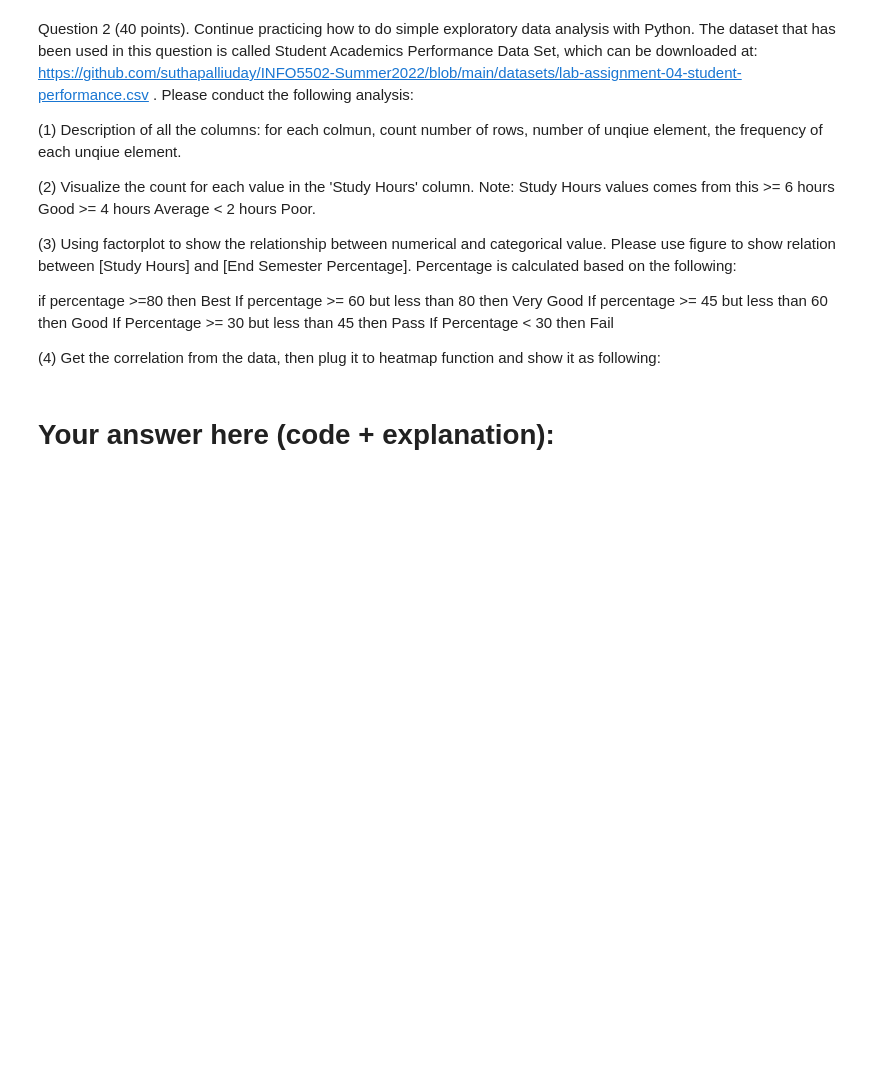
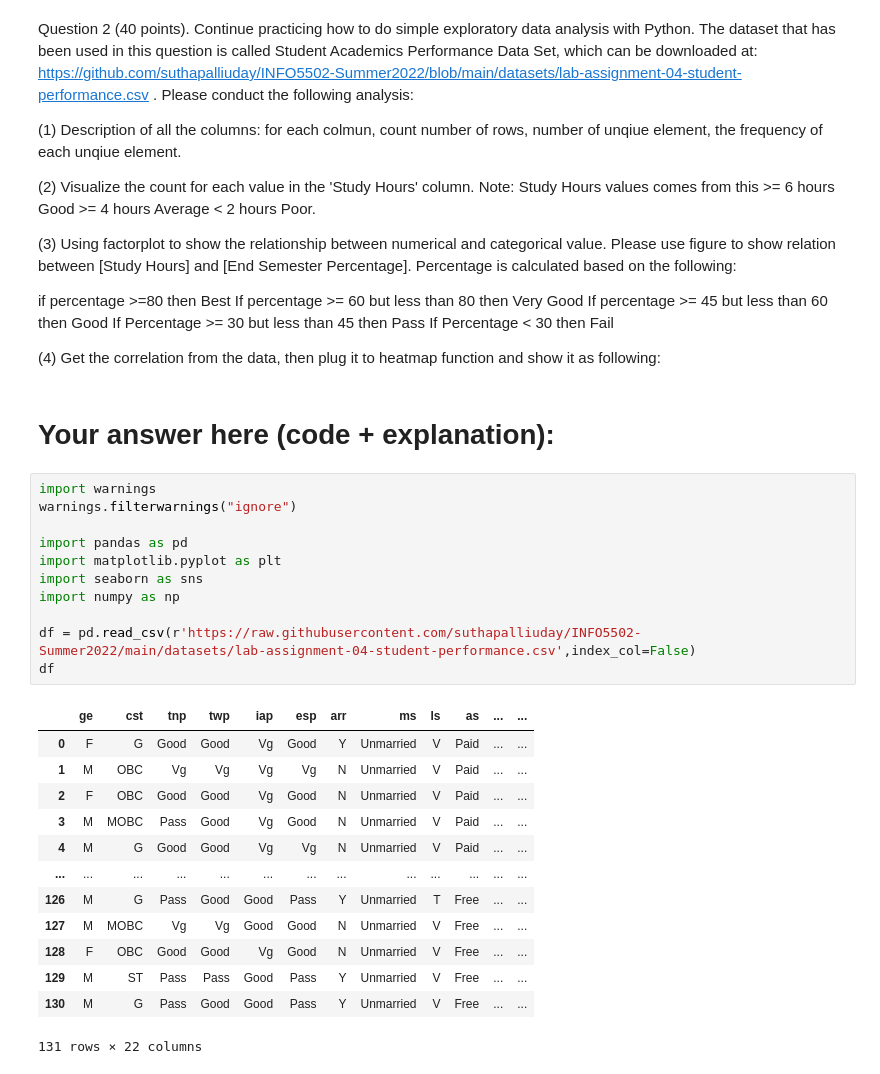
Before and after one commit to rghimre3/INFO-5502, a Jupyter notebook: lab_assignment_04.ipynb, the cells around one changed output. Drawn from its saved outputs; the diff is of its cells as text; blank space fills up the shorter version.

```diff
--- a/lab_assignment_04.ipynb
+++ b/lab_assignment_04.ipynb
@@ -31,3 +43,28 @@ If Percentage < 30 then Fail
 (4) Get the correlation from the data, then plug it to heatmap function and show it as following:
 # %% [markdown]
 # Your answer here (code + explanation):
+# %%
+import warnings
+warnings.filterwarnings("ignore")
+
+import pandas as pd
+import matplotlib.pyplot as plt
+import seaborn as sns
+import numpy as np
+
+df = pd.read_csv(r'https://raw.githubusercontent.com/suthapalliuday/INFO5502-Summer2022/main/datasets/lab-assignment-04-student-performance.csv',index_col=False)
+df
+# %% [output]
+|  | ge | cst | tnp | twp | iap | esp | arr | ms | ls | as | ... | ... |
+| 0 | F | G | Good | Good | Vg | Good | Y | Unmarried | V | Paid | ... | ... |
+| 1 | M | OBC | Vg | Vg | Vg | Vg | N | Unmarried | V | Paid | ... | ... |
+| 2 | F | OBC | Good | Good | Vg | Good | N | Unmarried | V | Paid | ... | ... |
+| 3 | M | MOBC | Pass | Good | Vg | Good | N | Unmarried | V | Paid | ... | ... |
+| 4 | M | G | Good | Good | Vg | Vg | N | Unmarried | V | Paid | ... | ... |
+| ... | ... | ... | ... | ... | ... | ... | ... | ... | ... | ... | ... | ... |
+| 126 | M | G | Pass | Good | Good | Pass | Y | Unmarried | T | Free | ... | ... |
+| 127 | M | MOBC | Vg | Vg | Good | Good | N | Unmarried | V | Free | ... | ... |
+| 128 | F | OBC | Good | Good | Vg | Good | N | Unmarried | V | Free | ... | ... |
+| 129 | M | ST | Pass | Pass | Good | Pass | Y | Unmarried | V | Free | ... | ... |
+| 130 | M | G | Pass | Good | Good | Pass | Y | Unmarried | V | Free | ... | ... |
+131 rows × 22 columns
```
Also changed, not shown: parts of 7 cells of this notebook.
